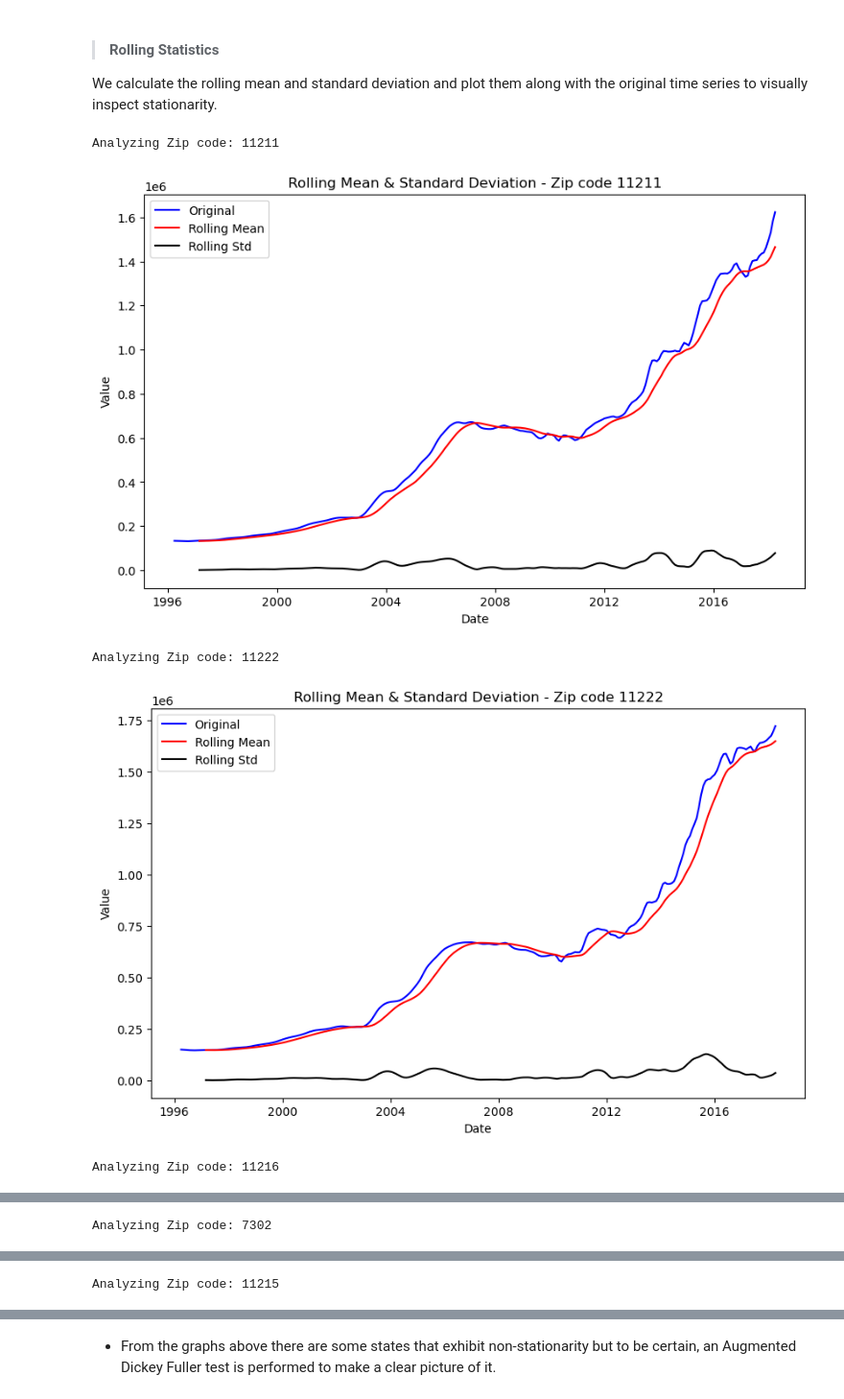
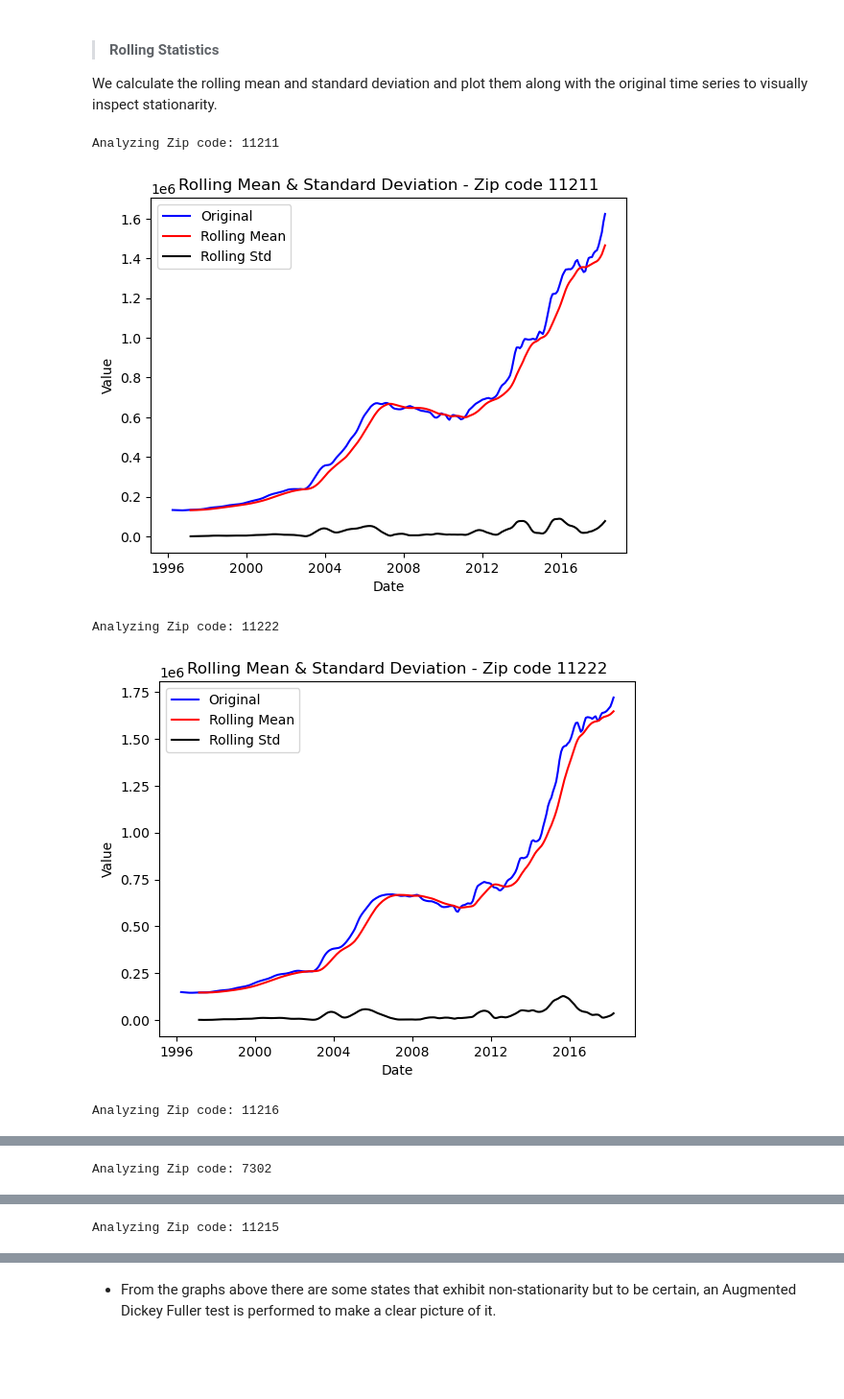
Before and after one commit to PaulMuniu/Phase-4-Group-Project, a Jupyter notebook: Student.ipynb, the cells around one changed output, grey strips where cells are left out. Shown at 96% size. Drawn from its saved outputs; the diff is of its cells as text; code cells hidden in the pictures; blank space fills up the shorter version.

```diff
--- a/Student.ipynb
+++ b/Student.ipynb
@@ -742,29 +717,28 @@ We calculate the rolling mean and standard deviation and plot them along with th
 # %%
 # Helper Function to plot rolling statistics
 def plot_rolling_statistics(time_series, title):
     rolmean = time_series.rolling(window=12).mean()
     rolstd = time_series.rolling(window=12).std()
 
-    plt.figure(figsize=(10, 6))
     plt.plot(time_series, color='blue', label='Original')
     plt.plot(rolmean, color='red', label='Rolling Mean')
     plt.plot(rolstd, color='black', label='Rolling Std')
     plt.legend(loc='best')
     plt.title(f'Rolling Mean & Standard Deviation - {title}')
     plt.xlabel('Date')
     plt.ylabel('Value')
     plt.show();
 
 # Iteration over each zip code's time series data
 for index, zipcode in enumerate(zipcodes):
     print(f'\nAnalyzing Zip code: {zipcode}')
     time_series = df_ts[index]['Value']
 
     # Plot rolling statistics
     plot_rolling_statistics(time_series, f'Zip code {zipcode}')
 # %% [output]
 Analyzing Zip code: 11211
-[figure, old version]
+[figure, new version]
 Analyzing Zip code: 11222
-[figure, old version]
+[figure, new version]
 Analyzing Zip code: 11216
```
Also changed, not shown: parts of 40 cells of this notebook.
